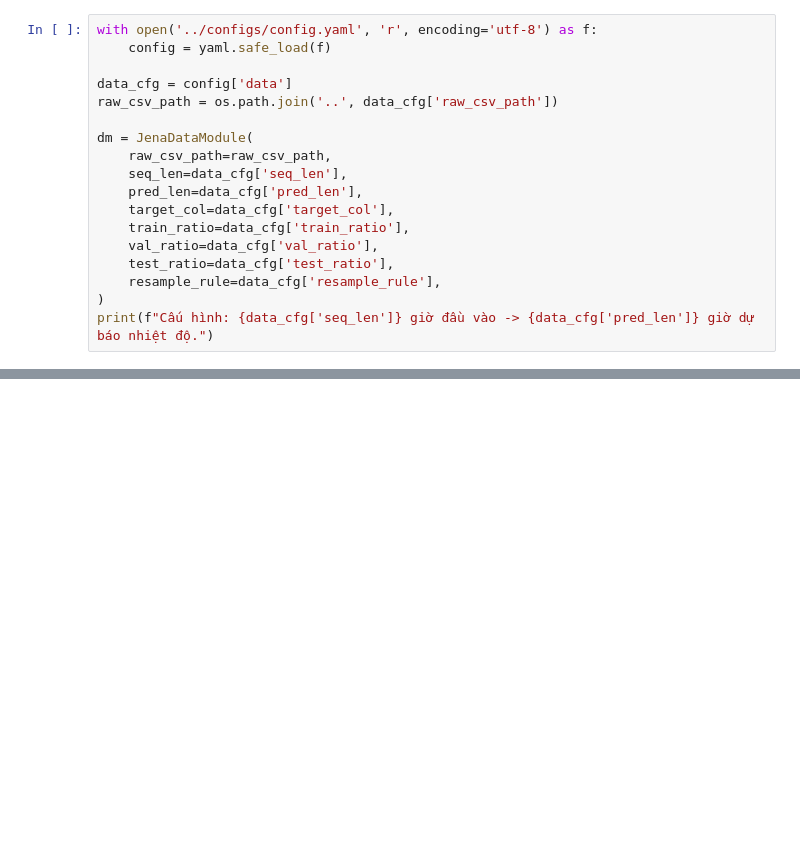
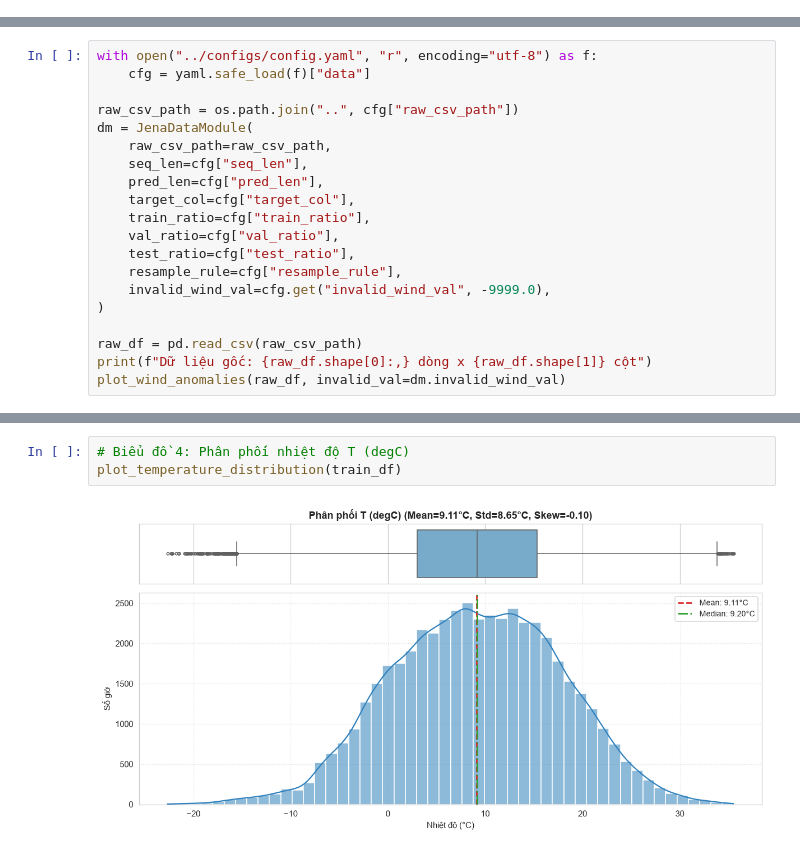
Before and after one commit to Tanlee29-01/Sequence-to-Sequence-Weather-Forecasting-Model-LSTM, a Jupyter notebook: notebooks/jena_climate_eda.ipynb, the cells around one changed output, grey strips where cells are left out. Cells and saved outputs as stored; diff of their text form; blank space fills up the shorter version.

Commit message:
Complete Chapter 3 EDA visualization, notebook explanations, and task summary

```diff
--- a/notebooks/jena_climate_eda.ipynb
+++ b/notebooks/jena_climate_eda.ipynb
@@ -35,18 +0,0 @@ Môi trường đã sẵn sàng! Backend đồ thị: inline
-# %%
-with open('../configs/config.yaml', 'r', encoding='utf-8') as f:
-    config = yaml.safe_load(f)
-
-data_cfg = config['data']
-raw_csv_path = os.path.join('..', data_cfg['raw_csv_path'])
-
-dm = JenaDataModule(
-    raw_csv_path=raw_csv_path,
-    seq_len=data_cfg['seq_len'],
-    pred_len=data_cfg['pred_len'],
-    target_col=data_cfg['target_col'],
-    train_ratio=data_cfg['train_ratio'],
-    val_ratio=data_cfg['val_ratio'],
-    test_ratio=data_cfg['test_ratio'],
-    resample_rule=data_cfg['resample_rule'],
-)
-print(f"Cấu hình: {data_cfg['seq_len']} giờ đầu vào -> {data_cfg['pred_len']} giờ dự báo nhiệt độ.")
@@ -100,0 +38,20 @@ Hoàn tất kiểm định: Tập Train, Val, Test hoàn toàn độc lập và
+# %%
+with open("../configs/config.yaml", "r", encoding="utf-8") as f:
+    cfg = yaml.safe_load(f)["data"]
+
+raw_csv_path = os.path.join("..", cfg["raw_csv_path"])
+dm = JenaDataModule(
+    raw_csv_path=raw_csv_path,
+    seq_len=cfg["seq_len"],
+    pred_len=cfg["pred_len"],
+    target_col=cfg["target_col"],
+    train_ratio=cfg["train_ratio"],
+    val_ratio=cfg["val_ratio"],
+    test_ratio=cfg["test_ratio"],
+    resample_rule=cfg["resample_rule"],
+    invalid_wind_val=cfg.get("invalid_wind_val", -9999.0),
+)
+
+raw_df = pd.read_csv(raw_csv_path)
+print(f"Dữ liệu gốc: {raw_df.shape[0]:,} dòng x {raw_df.shape[1]} cột")
+plot_wind_anomalies(raw_df, invalid_val=dm.invalid_wind_val)
@@ -100,0 +136,5 @@ Hoàn tất kiểm định: Tập Train, Val, Test hoàn toàn độc lập và
+# %%
+# Biểu đồ 4: Phân phối nhiệt độ T (degC)
+plot_temperature_distribution(train_df)
+# %% [output]
+[figure, added]
```
Also changed, not shown: parts of 44 cells of this notebook, 2 other files.
